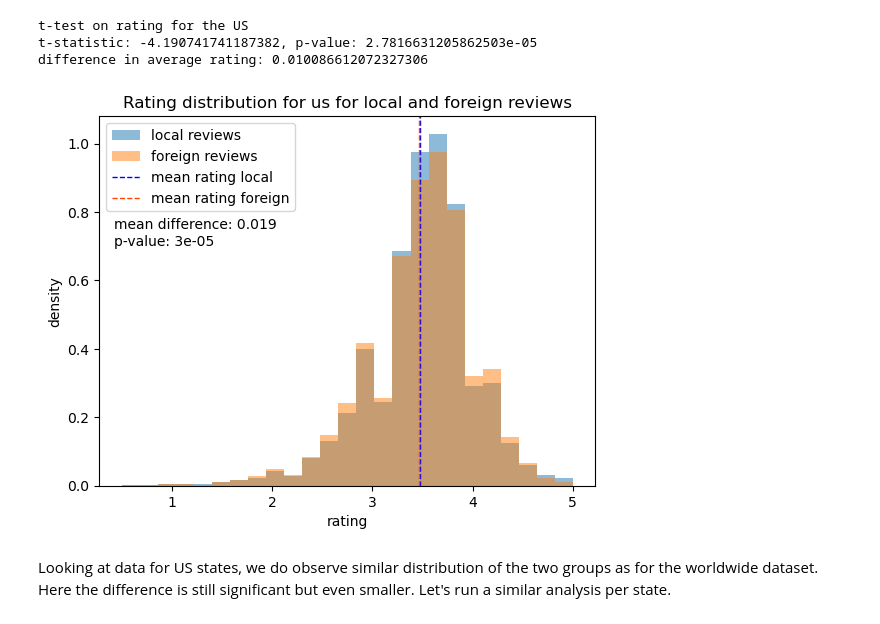
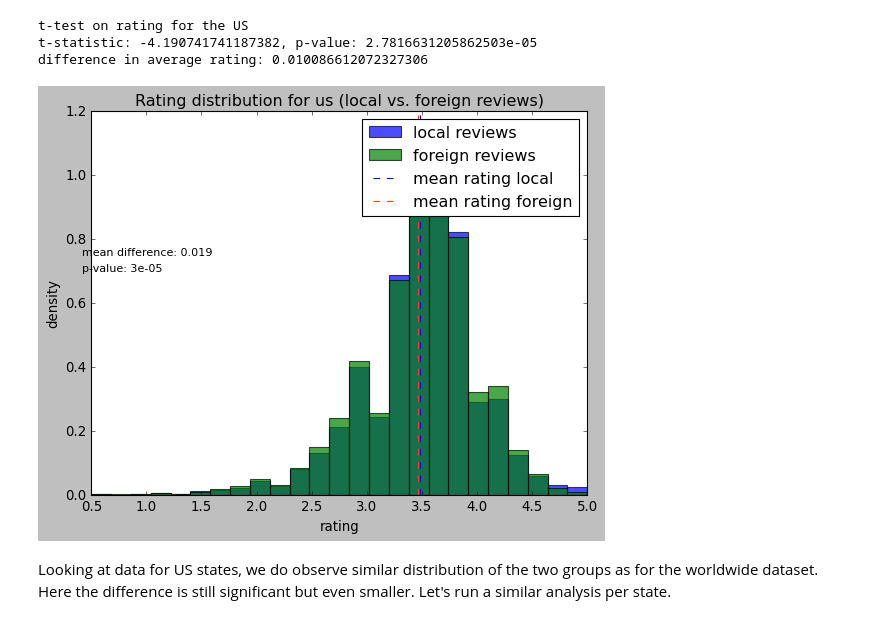
Before and after one commit to epfl-ada/ada-2022-project-enchiladas, a Jupyter notebook: home_bias.ipynb, the cells around one changed output. Cells and saved outputs as stored; diff of their text form; code cells hidden in the pictures.

Commit message:
back to default colors which look way better

```diff
--- a/home_bias.ipynb
+++ b/home_bias.ipynb
@@ -18,7 +18,11 @@ import matplotlib.pyplot as plt
 from helpers import *
 import warnings
 from scipy.stats import ttest_ind
+import matplotlib as mpl
+mpl.rcParams.update(mpl.rcParamsDefault)
 
-#from prettify import *
+%load_ext autoreload
+%autoreload 2
+
 pd.set_option('display.max_columns', 500)
 img_path = "./Images/"
@@ -706,21 +713,21 @@ t-statistic: -4.190741741187382, p-value: 2.7816631205862503e-05
 difference in average rating: 0.010086612072327306
 # %%
 # plot histogram of rating for treatment and control groups
-plt.hist(df_us_balanced[df_us_balanced["treatment"] == 1]["rating"], label="local reviews", alpha = 0.5, bins = 25, density = True)
-plt.hist(df_us_balanced[df_us_balanced["treatment"] == 0]["rating"], label="foreign reviews", alpha = 0.5, bins = 25, density = True)
+plt.hist(df_us_balanced[df_us_balanced["treatment"] == 1]["rating"], label="local reviews", alpha = 0.7, bins = 25, density = True)
+plt.hist(df_us_balanced[df_us_balanced["treatment"] == 0]["rating"], label="foreign reviews", alpha = 0.7, bins = 25, density = True)
 plt.xlabel("rating")
 plt.ylabel("density")
 # add a vertical line at the mean rating
 plt.axvline(df_us_balanced[df_us_balanced["treatment"] == 1]["rating"].mean(), color='b', linestyle='dashed', linewidth=1, label="mean rating local")
 plt.axvline(df_us_balanced[df_us_balanced["treatment"] == 0]["rating"].mean(), color='orangered', linestyle='dashed', linewidth=1, label="mean rating foreign")
 plt.text(0.42, 0.75, "mean difference: " + str(round(mean_diff, 3)), fontsize=10)
 plt.text(0.42, 0.7, "p-value: " + str(round(res[1], 5)), fontsize=10)
 plt.legend()
 plt.savefig("Images/rating_distribution_homebias_us.jpg", dpi = 500)
 plt.title("Rating distribution for us (local vs. foreign reviews)")
 plt.show()
 # %% [output]
-[figure, old version]
+[figure, new version]
 # %% [markdown]
 Looking at data for US states, we do observe similar distribution of the two groups as for the worldwide dataset. Here the difference is still significant but even smaller.
 Let's run a similar analysis per state.
```
Also changed, not shown: parts of 3 cells of this notebook, 3 other files.
